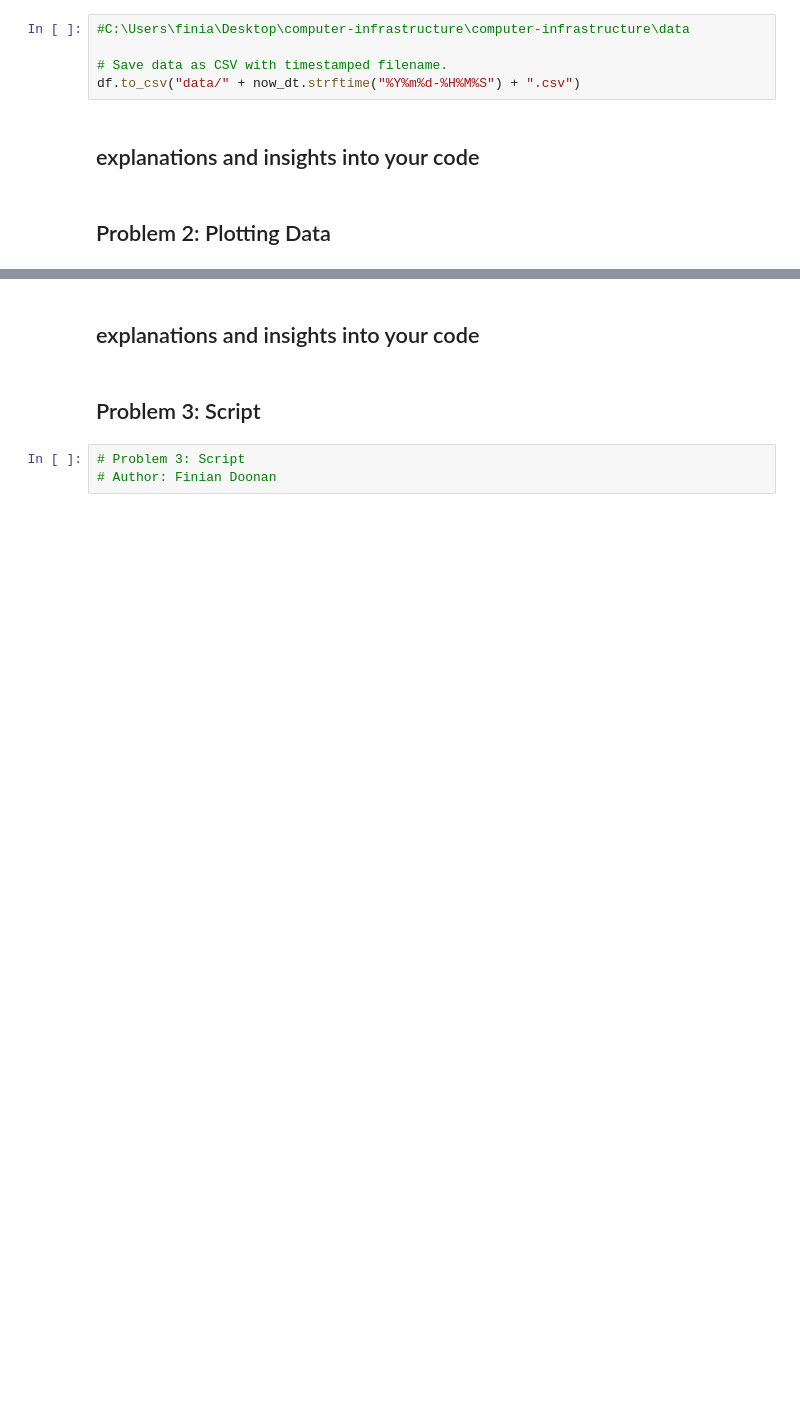
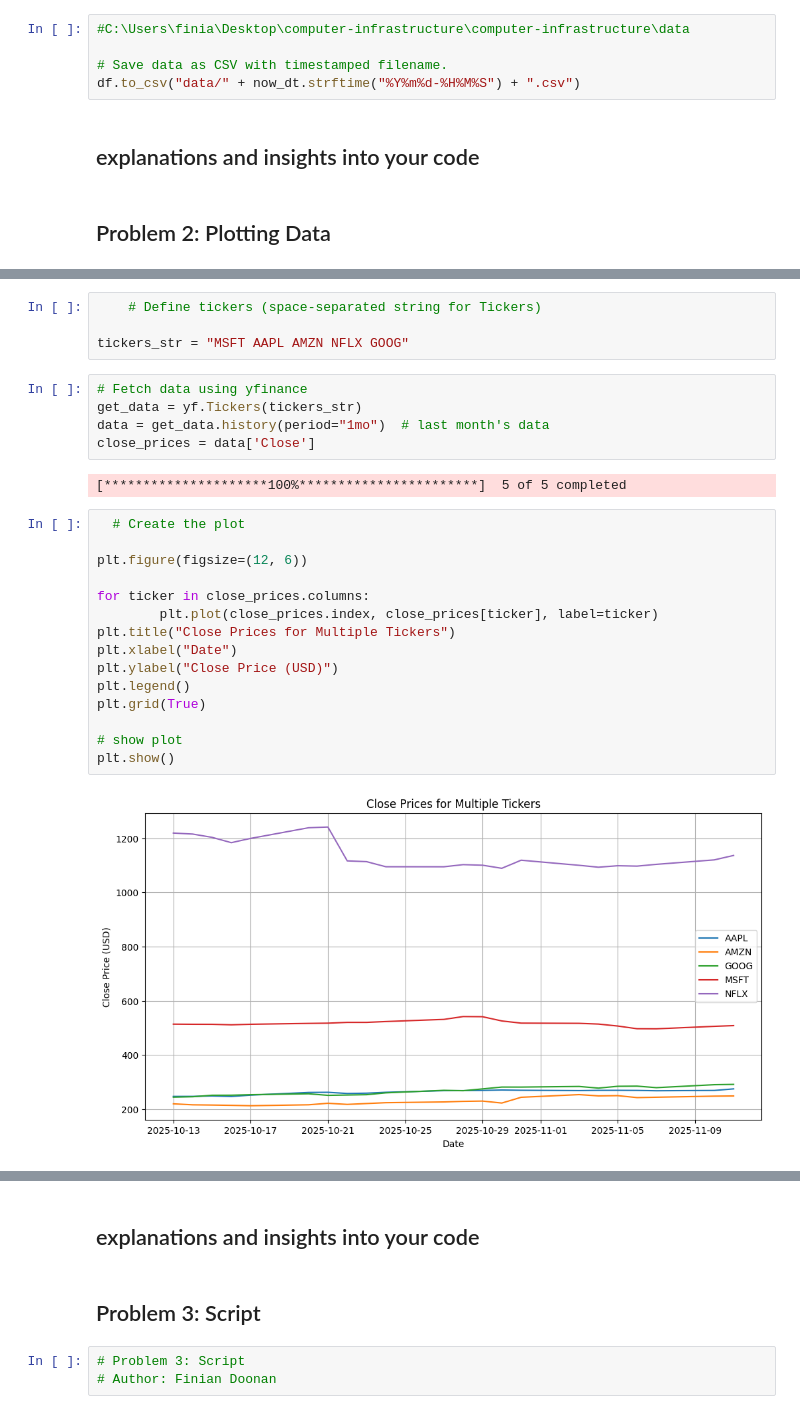
Before and after one commit to fin81985/computer-infrastructure, a Jupyter notebook: problems.ipynb, the cells around one changed output, grey strips where cells are left out. Saved outputs shown, nothing was run; the diff lists cells and outputs as text; blank space fills up the shorter version.

```diff
--- a/problems.ipynb
+++ b/problems.ipynb
@@ -165,0 +180,28 @@ df.to_csv("data/" + now_dt.strftime("%Y%m%d-%H%M%S") + ".csv")
+# %%
+    # Define tickers (space-separated string for Tickers)
+
+tickers_str = "MSFT AAPL AMZN NFLX GOOG"
+# %%
+# Fetch data using yfinance
+get_data = yf.Tickers(tickers_str)
+data = get_data.history(period="1mo")  # last month's data
+close_prices = data['Close']
+# %% [output]
+[*********************100%***********************]  5 of 5 completed
+# %%
+  # Create the plot
+
+plt.figure(figsize=(12, 6))
+
+for ticker in close_prices.columns:
+        plt.plot(close_prices.index, close_prices[ticker], label=ticker)
+plt.title("Close Prices for Multiple Tickers")
+plt.xlabel("Date")
+plt.ylabel("Close Price (USD)")
+plt.legend()
+plt.grid(True)
+
+# show plot
+plt.show()
+# %% [output]
+[figure, added]
```
Also changed, not shown: parts of 12 cells of this notebook, 10 other files.
